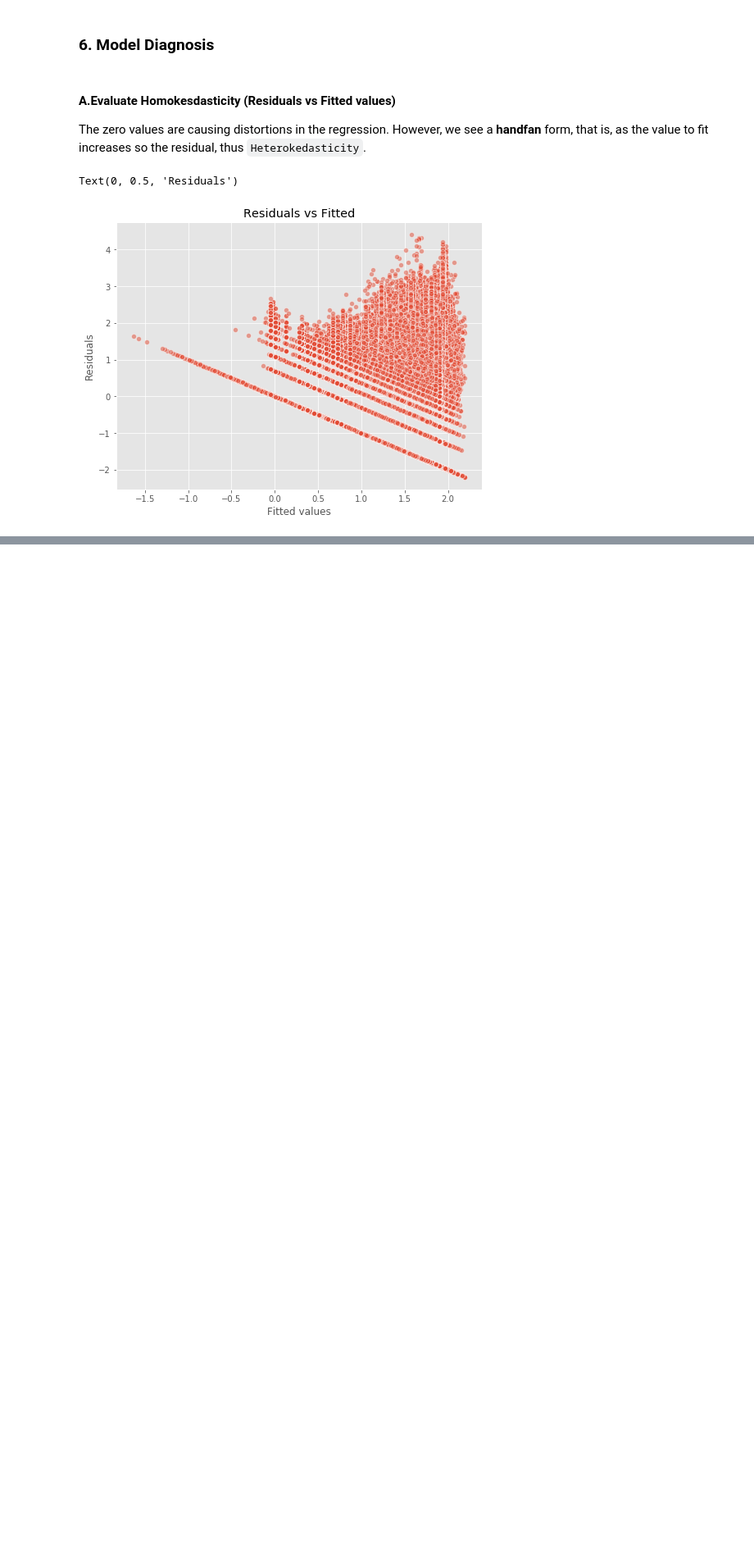
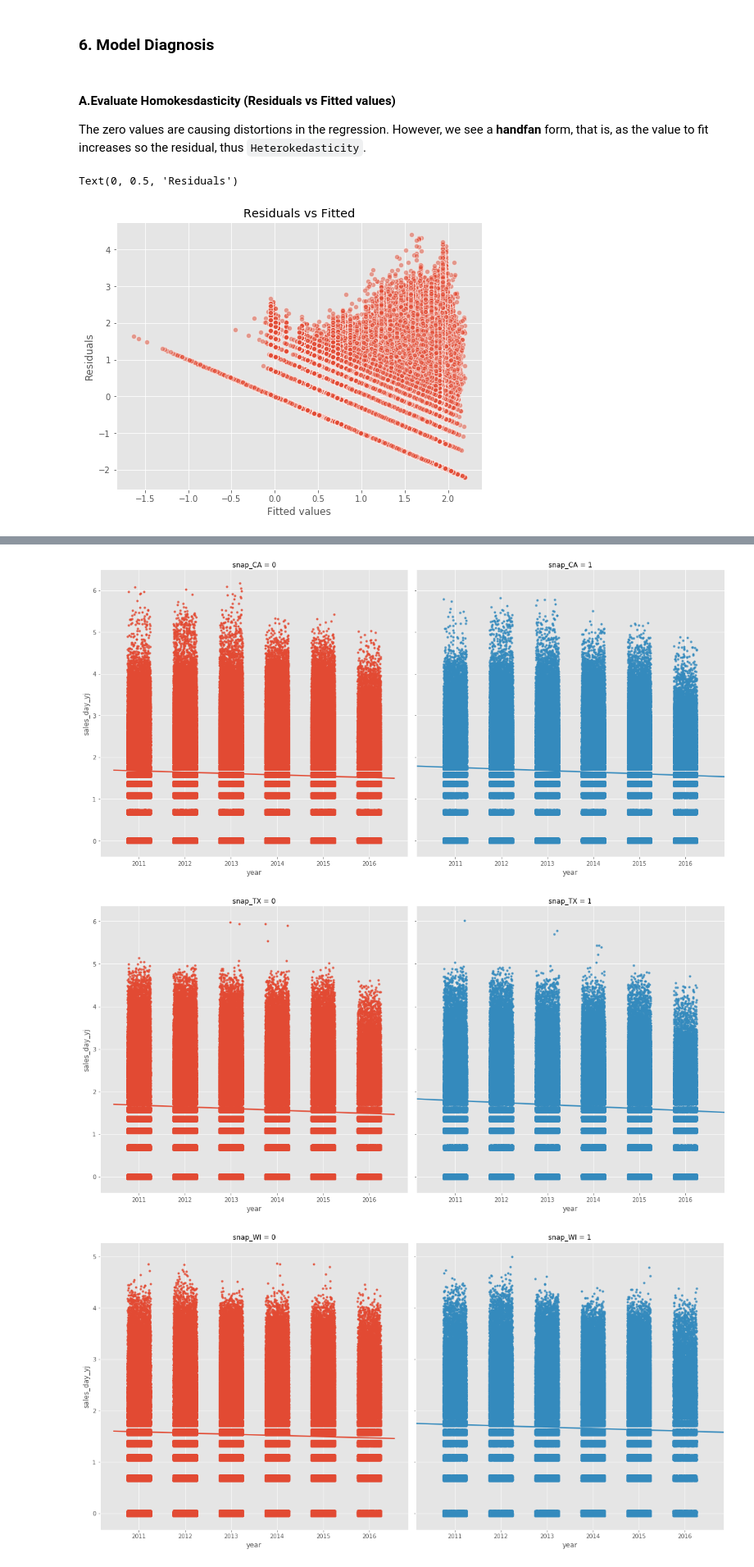
Before and after one commit to TremaMiguel/KaggleCompetitions, a Jupyter notebook: M5_Forecasting/notebooks/M5_Forecasting_CDA.ipynb, the cells around one changed output, grey strips where cells are left out. Shown at 82% size. Cells and saved outputs as stored; diff of their text form; code cells hidden in the pictures; blank space fills up the shorter version.

```diff
--- a/M5_Forecasting/notebooks/M5_Forecasting_CDA.ipynb
+++ b/M5_Forecasting/notebooks/M5_Forecasting_CDA.ipynb
@@ -462,0 +532,23 @@ plt.show()
+# %%
+iterables = [('state_id_CA','snap_CA'), ('state_id_TX', 'snap_TX'), ('state_id_WI', 'snap_WI')]
+
+
+for i in iterables:
+    state, snap = i
+    sns.lmplot(x='year',
+               y='sales_day_yj',
+               data=dt_reg[dt_reg[state]==1],
+               hue=snap,
+               col=snap,
+               height=8,
+               scatter_kws={"s": 10},
+               x_jitter=.25,
+               y_jitter=.05
+              )
+
+plt.tight_layout(1)
+plt.show()
+# %% [output]
+[figure, added]
+[figure, added]
+[figure, added]
```
Also changed, not shown: parts of 20 cells of this notebook.
